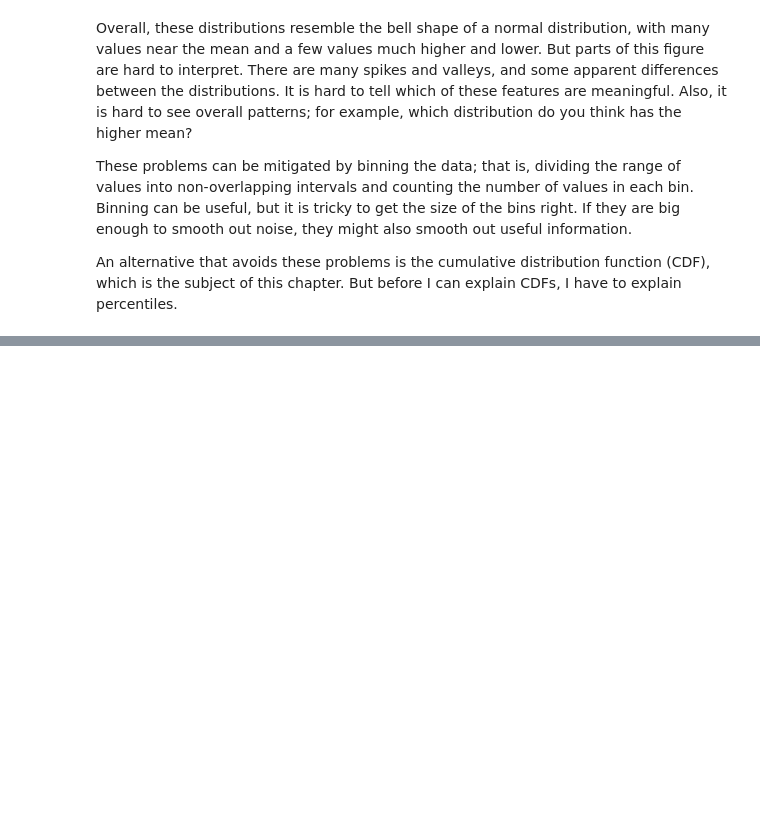
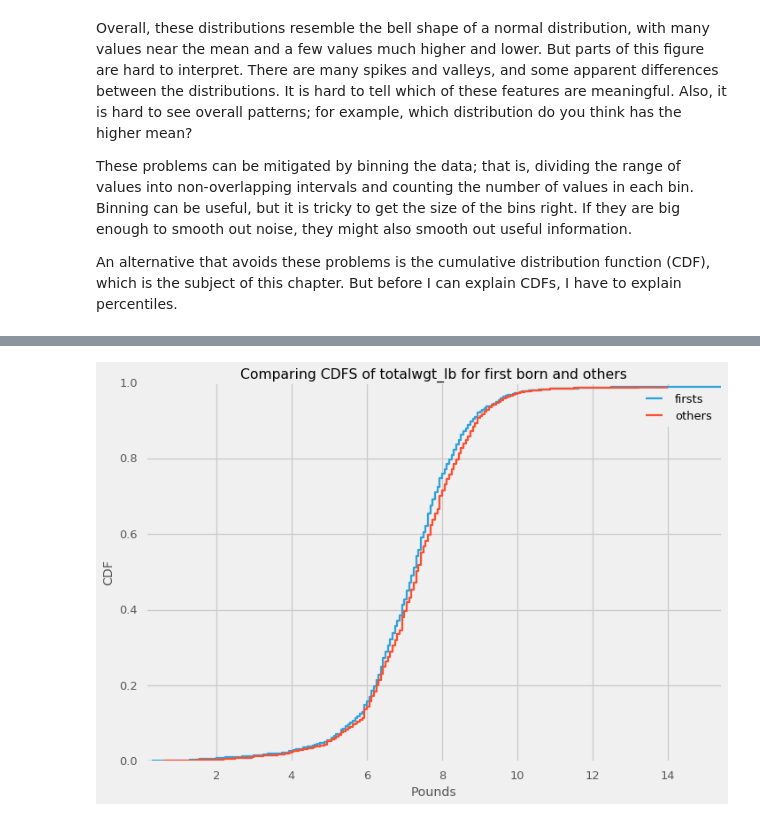
Before and after one commit to doolingdavid/ThinkStats2, a Jupyter notebook: code/thoroughnotes.ipynb, the cells around one changed output, grey strips where cells are left out. Cells and saved outputs as stored; diff of their text form; code cells hidden in the pictures; blank space fills up the shorter version.

```diff
--- a/code/thoroughnotes.ipynb
+++ b/code/thoroughnotes.ipynb
@@ -2020,0 +2095,11 @@ An alternative that avoids these problems is the cumulative distribution functio
+# %%
+firstsweightcdf = firsts.totalwgt_lb.value_counts(normalize=True).sort_index().cumsum()
+othersweightcdf = others.totalwgt_lb.value_counts(normalize=True).sort_index().cumsum()
+ax = firstsweightcdf.plot(drawstyle='steps',label='firsts')
+othersweightcdf.plot(drawstyle='steps',label='others')
+plt.xlabel('Pounds')
+plt.ylabel('CDF')
+plt.title('Comparing CDFS of totalwgt_lb for first born and others')
+plt.legend();
+# %% [output]
+[figure, added]
```
Also changed, not shown: parts of 10 cells of this notebook.
